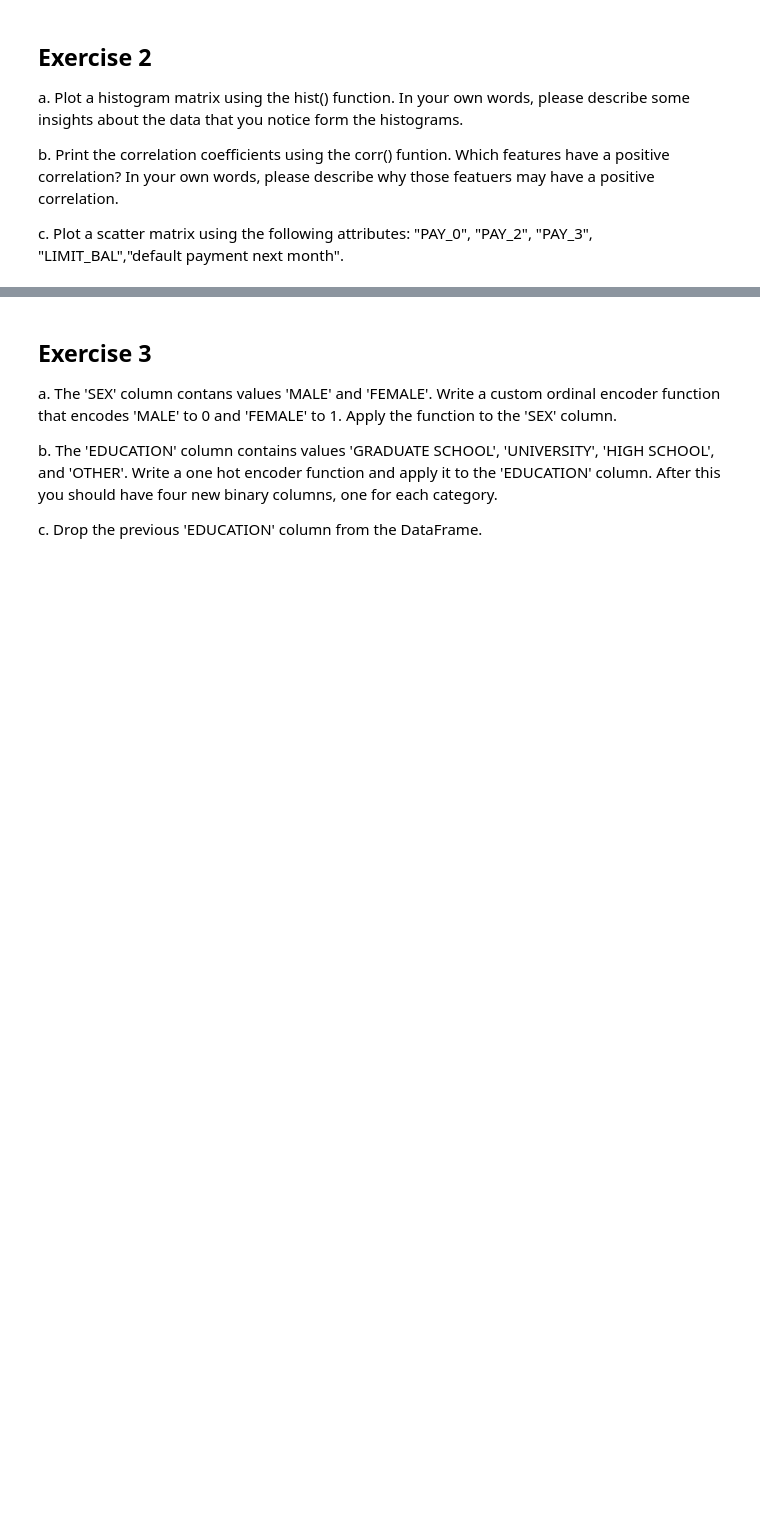
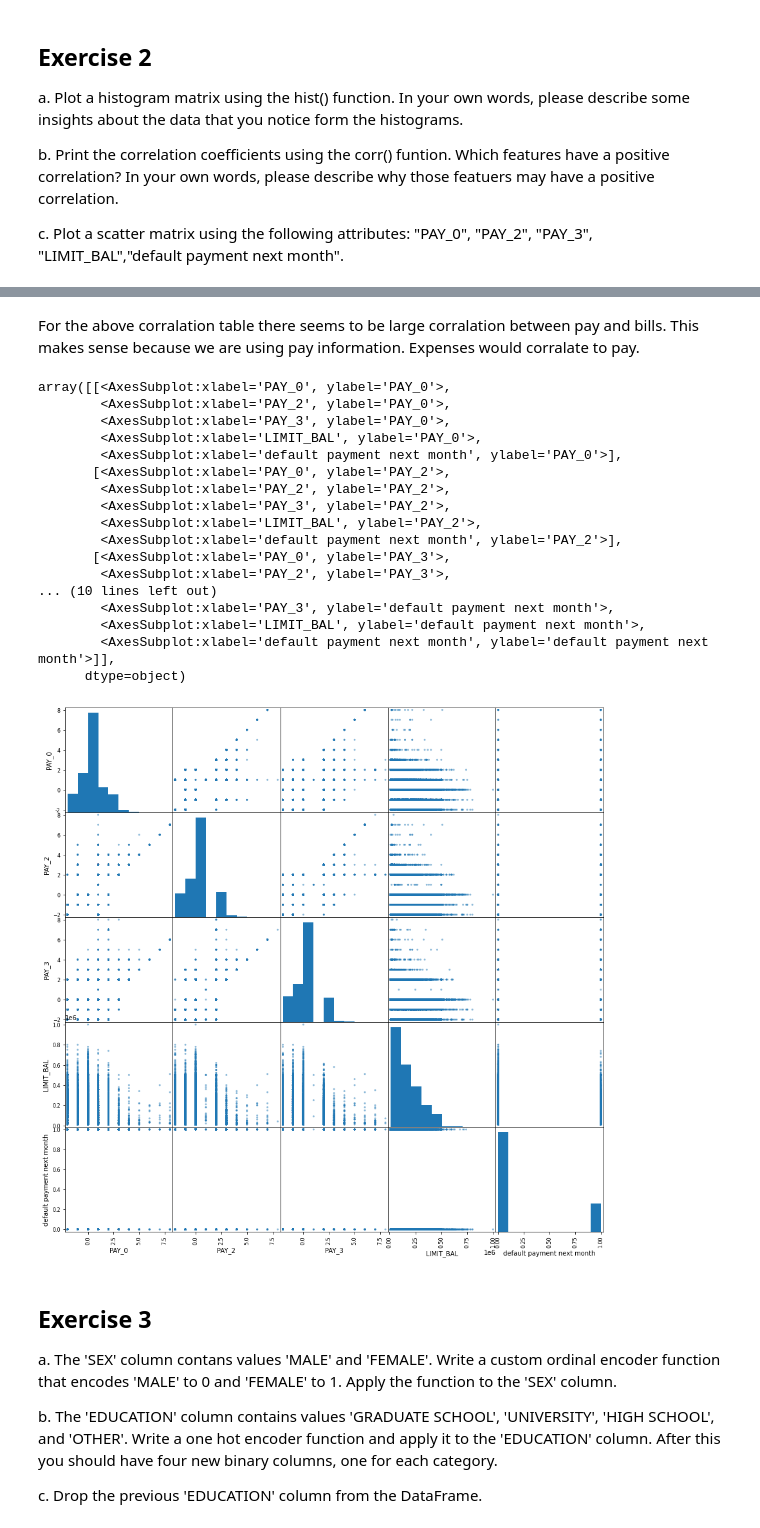
Before and after one commit to gfinley/CS3315, a Jupyter notebook: Lab2/Lab_2.ipynb, the cells around one changed output, grey strips where cells are left out. Drawn from its saved outputs; the diff is of its cells as text; code cells hidden in the pictures; blank space fills up the shorter version.

```diff
--- a/Lab2/Lab_2.ipynb
+++ b/Lab2/Lab_2.ipynb
@@ -128,3 +173,28 @@ c. Plot a scatter matrix using the following attributes: "PAY_0", "PAY_2", "PAY_
+# %% [markdown]
+For the above corralation table there seems to be large corralation between pay and bills. This makes sense because we are using pay information. Expenses would corralate to pay.
+# %%
+#c. Plot a scatter matrix using the following attributes: "PAY_0", "PAY_2", "PAY_3", "LIMIT_BAL","default payment next month".
+plot_df = df.loc[:,['PAY_0', 'PAY_2', 'PAY_3', 'LIMIT_BAL','default payment next month']]
+pd.plotting.scatter_matrix(plot_df, figsize=(15,15))
+# %% [output]
+array([[<AxesSubplot:xlabel='PAY_0', ylabel='PAY_0'>,
+        <AxesSubplot:xlabel='PAY_2', ylabel='PAY_0'>,
+        <AxesSubplot:xlabel='PAY_3', ylabel='PAY_0'>,
+        <AxesSubplot:xlabel='LIMIT_BAL', ylabel='PAY_0'>,
+        <AxesSubplot:xlabel='default payment next month', ylabel='PAY_0'>],
+       [<AxesSubplot:xlabel='PAY_0', ylabel='PAY_2'>,
+        <AxesSubplot:xlabel='PAY_2', ylabel='PAY_2'>,
+        <AxesSubplot:xlabel='PAY_3', ylabel='PAY_2'>,
+        <AxesSubplot:xlabel='LIMIT_BAL', ylabel='PAY_2'>,
+        <AxesSubplot:xlabel='default payment next month', ylabel='PAY_2'>],
+       [<AxesSubplot:xlabel='PAY_0', ylabel='PAY_3'>,
+        <AxesSubplot:xlabel='PAY_2', ylabel='PAY_3'>,
+... (10 lines left out)
+        <AxesSubplot:xlabel='PAY_3', ylabel='default payment next month'>,
+        <AxesSubplot:xlabel='LIMIT_BAL', ylabel='default payment next month'>,
+        <AxesSubplot:xlabel='default payment next month', ylabel='default payment next month'>]],
+      dtype=object)
+[figure, added]
 # %% [markdown]
 ## Exercise 3
 
```
Also changed, not shown: parts of 3 cells of this notebook.
